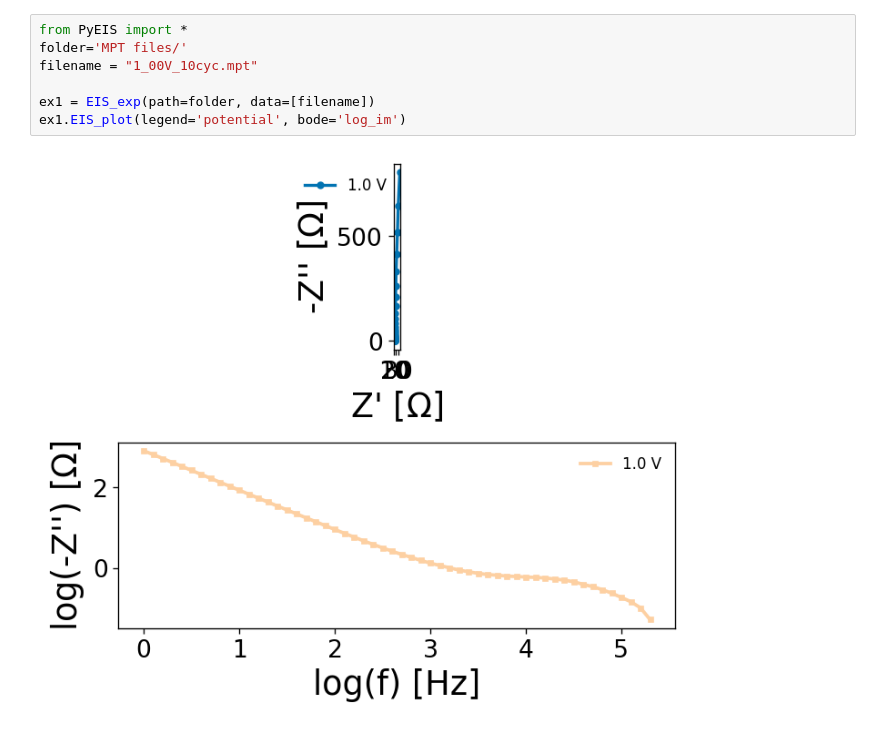
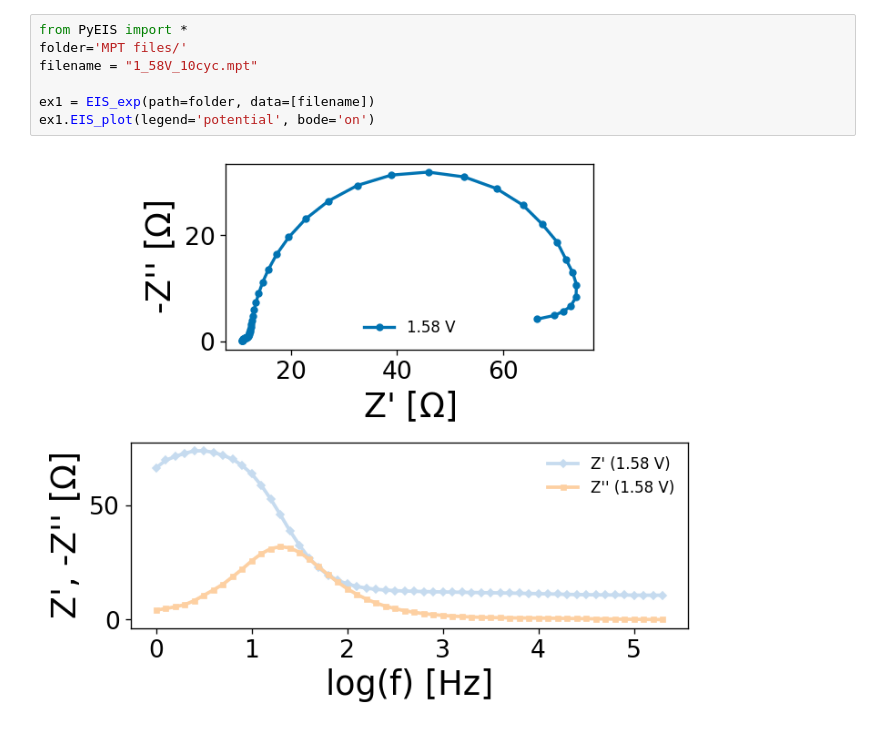
Before and after one commit to raulgarciadiez/EIS_HIROF, a Jupyter notebook: PyEIS_test.ipynb, the cells around one changed output. Drawn from its saved outputs; the diff is of its cells as text.

```diff
--- a/PyEIS_test.ipynb
+++ b/PyEIS_test.ipynb
@@ -1,9 +1,9 @@
 # %%
 from PyEIS import *
 folder='MPT files/'
-filename = "1_00V_10cyc.mpt"
+filename = "1_58V_10cyc.mpt"
 
 ex1 = EIS_exp(path=folder, data=[filename])
-ex1.EIS_plot(legend='potential', bode='log_im')
+ex1.EIS_plot(legend='potential', bode='on')
 # %% [output]
-[figure, old version]
+[figure, new version]
```
Also changed, not shown: parts of 2 cells of this notebook, 1 other file.
